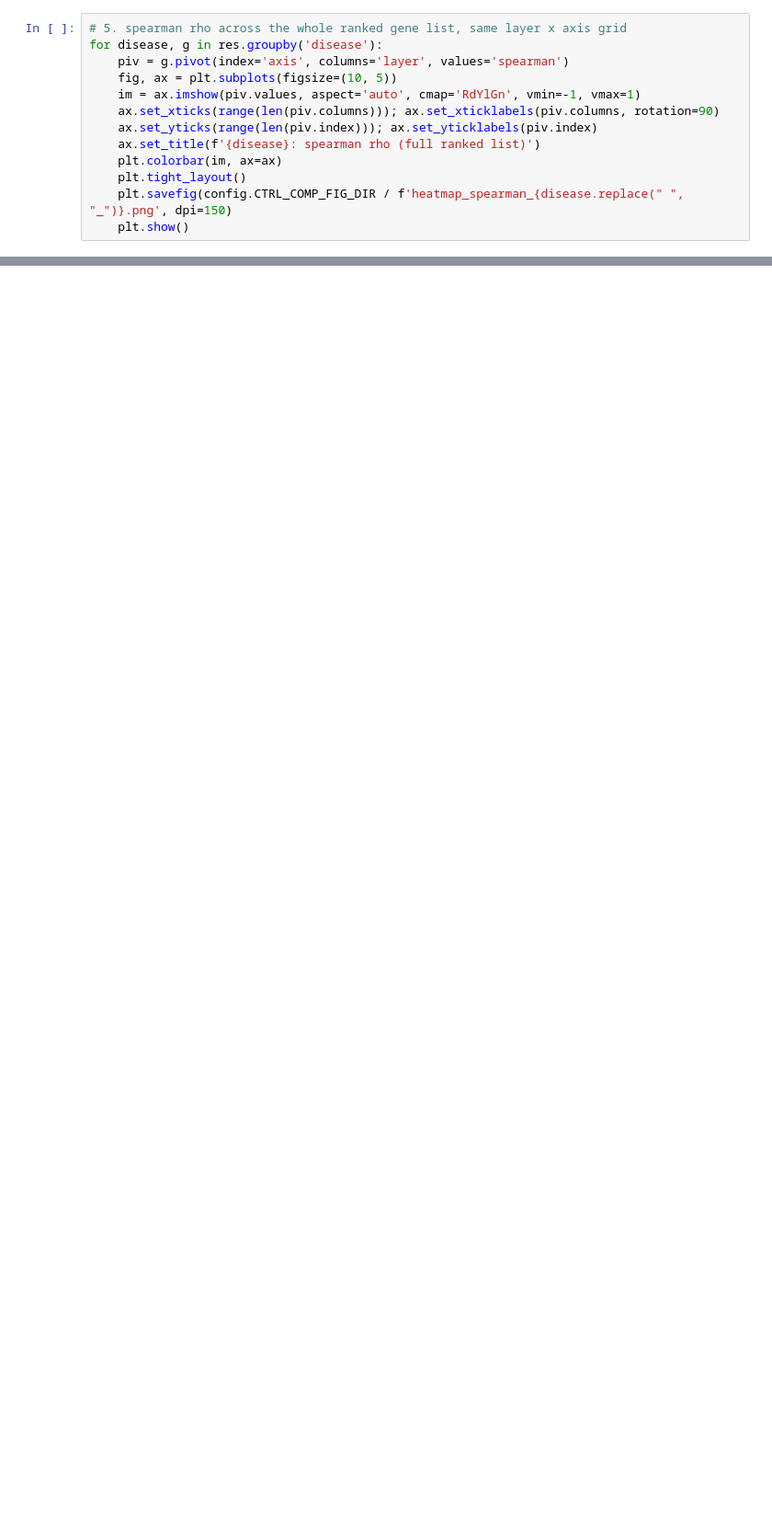
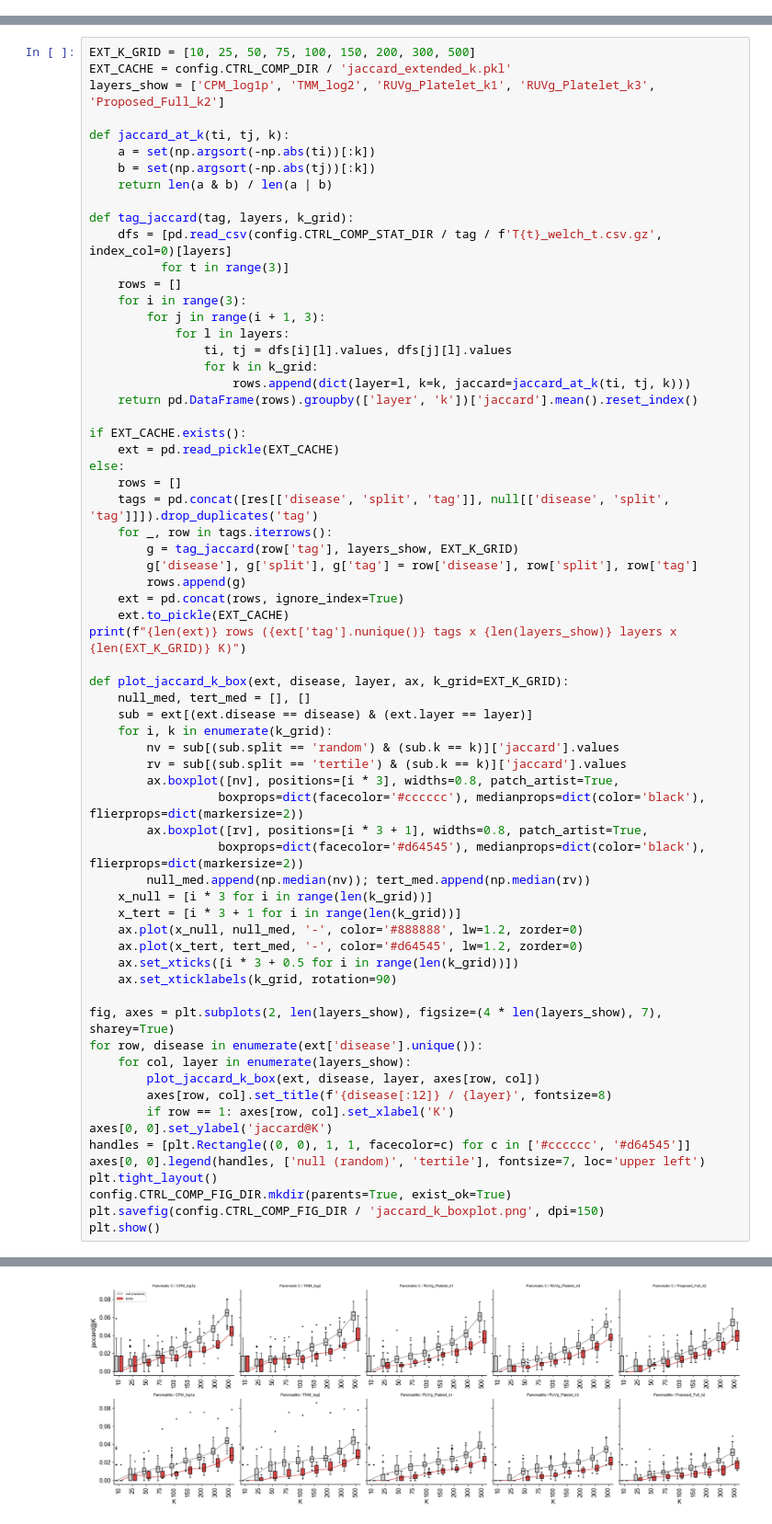
Before and after one commit to jmj3078/cfRNA_Disentaglement, a Jupyter notebook: EDA/control_composition_review.ipynb, the cells around one changed output, grey strips where cells are left out. Shown at 92% size. Cells and saved outputs as stored; diff of their text form; blank space fills up the shorter version.

```diff
--- a/EDA/control_composition_review.ipynb
+++ b/EDA/control_composition_review.ipynb
@@ -84,13 +60,0 @@ plt.show()
-# %%
-# 5. spearman rho across the whole ranked gene list, same layer x axis grid
-for disease, g in res.groupby('disease'):
-    piv = g.pivot(index='axis', columns='layer', values='spearman')
-    fig, ax = plt.subplots(figsize=(10, 5))
-    im = ax.imshow(piv.values, aspect='auto', cmap='RdYlGn', vmin=-1, vmax=1)
-    ax.set_xticks(range(len(piv.columns))); ax.set_xticklabels(piv.columns, rotation=90)
-    ax.set_yticks(range(len(piv.index))); ax.set_yticklabels(piv.index)
-    ax.set_title(f'{disease}: spearman rho (full ranked list)')
-    plt.colorbar(im, ax=ax)
-    plt.tight_layout()
-    plt.savefig(config.CTRL_COMP_FIG_DIR / f'heatmap_spearman_{disease.replace(" ", "_")}.png', dpi=150)
-    plt.show()
@@ -104,0 +137,67 @@ t0[['CPM_log1p', 'GeneName']].join(t2[['CPM_log1p']], rsuffix='_T2').sort_values
+# %%
+EXT_K_GRID = [10, 25, 50, 75, 100, 150, 200, 300, 500]
+EXT_CACHE = config.CTRL_COMP_DIR / 'jaccard_extended_k.pkl'
+layers_show = ['CPM_log1p', 'TMM_log2', 'RUVg_Platelet_k1', 'RUVg_Platelet_k3', 'Proposed_Full_k2']
+
+def jaccard_at_k(ti, tj, k):
+    a = set(np.argsort(-np.abs(ti))[:k])
+    b = set(np.argsort(-np.abs(tj))[:k])
+    return len(a & b) / len(a | b)
+
+def tag_jaccard(tag, layers, k_grid):
+    dfs = [pd.read_csv(config.CTRL_COMP_STAT_DIR / tag / f'T{t}_welch_t.csv.gz', index_col=0)[layers]
+          for t in range(3)]
+    rows = []
+    for i in range(3):
+        for j in range(i + 1, 3):
+            for l in layers:
+                ti, tj = dfs[i][l].values, dfs[j][l].values
+                for k in k_grid:
+                    rows.append(dict(layer=l, k=k, jaccard=jaccard_at_k(ti, tj, k)))
+    return pd.DataFrame(rows).groupby(['layer', 'k'])['jaccard'].mean().reset_index()
+
+if EXT_CACHE.exists():
+    ext = pd.read_pickle(EXT_CACHE)
+else:
+    rows = []
+    tags = pd.concat([res[['disease', 'split', 'tag']], null[['disease', 'split', 'tag']]]).drop_duplicates('tag')
+    for _, row in tags.iterrows():
+        g = tag_jaccard(row['tag'], layers_show, EXT_K_GRID)
+        g['disease'], g['split'], g['tag'] = row['disease'], row['split'], row['tag']
+        rows.append(g)
+    ext = pd.concat(rows, ignore_index=True)
+    ext.to_pickle(EXT_CACHE)
+print(f"{len(ext)} rows ({ext['tag'].nunique()} tags x {len(layers_show)} layers x {len(EXT_K_GRID)} K)")
+
+def plot_jaccard_k_box(ext, disease, layer, ax, k_grid=EXT_K_GRID):
+    null_med, tert_med = [], []
+    sub = ext[(ext.disease == disease) & (ext.layer == layer)]
+    for i, k in enumerate(k_grid):
+        nv = sub[(sub.split == 'random') & (sub.k == k)]['jaccard'].values
+        rv = sub[(sub.split == 'tertile') & (sub.k == k)]['jaccard'].values
+        ax.boxplot([nv], positions=[i * 3], widths=0.8, patch_artist=True,
+                  boxprops=dict(facecolor='#cccccc'), medianprops=dict(color='black'), flierprops=dict(markersize=2))
+        ax.boxplot([rv], positions=[i * 3 + 1], widths=0.8, patch_artist=True,
+                  boxprops=dict(facecolor='#d64545'), medianprops=dict(color='black'), flierprops=dict(markersize=2))
+        null_med.append(np.median(nv)); tert_med.append(np.median(rv))
+    x_null = [i * 3 for i in range(len(k_grid))]
+    x_tert = [i * 3 + 1 for i in range(len(k_grid))]
+    ax.plot(x_null, null_med, '-', color='#888888', lw=1.2, zorder=0)
+    ax.plot(x_tert, tert_med, '-', color='#d64545', lw=1.2, zorder=0)
+    ax.set_xticks([i * 3 + 0.5 for i in range(len(k_grid))])
+    ax.set_xticklabels(k_grid, rotation=90)
+
+fig, axes = plt.subplots(2, len(layers_show), figsize=(4 * len(layers_show), 7), sharey=True)
+for row, disease in enumerate(ext['disease'].unique()):
+    for col, layer in enumerate(layers_show):
+        plot_jaccard_k_box(ext, disease, layer, axes[row, col])
+        axes[row, col].set_title(f'{disease[:12]} / {layer}', fontsize=8)
+        if row == 1: axes[row, col].set_xlabel('K')
+axes[0, 0].set_ylabel('jaccard@K')
+handles = [plt.Rectangle((0, 0), 1, 1, facecolor=c) for c in ['#cccccc', '#d64545']]
+axes[0, 0].legend(handles, ['null (random)', 'tertile'], fontsize=7, loc='upper left')
+plt.tight_layout()
+config.CTRL_COMP_FIG_DIR.mkdir(parents=True, exist_ok=True)
+plt.savefig(config.CTRL_COMP_FIG_DIR / 'jaccard_k_boxplot.png', dpi=150)
+plt.show()
+# %% [output]
@@ -104,0 +205 @@ t0[['CPM_log1p', 'GeneName']].join(t2[['CPM_log1p']], rsuffix='_T2').sort_values
+[figure, added]
```
Also changed, not shown: parts of 10 cells of this notebook, 15 other files.
